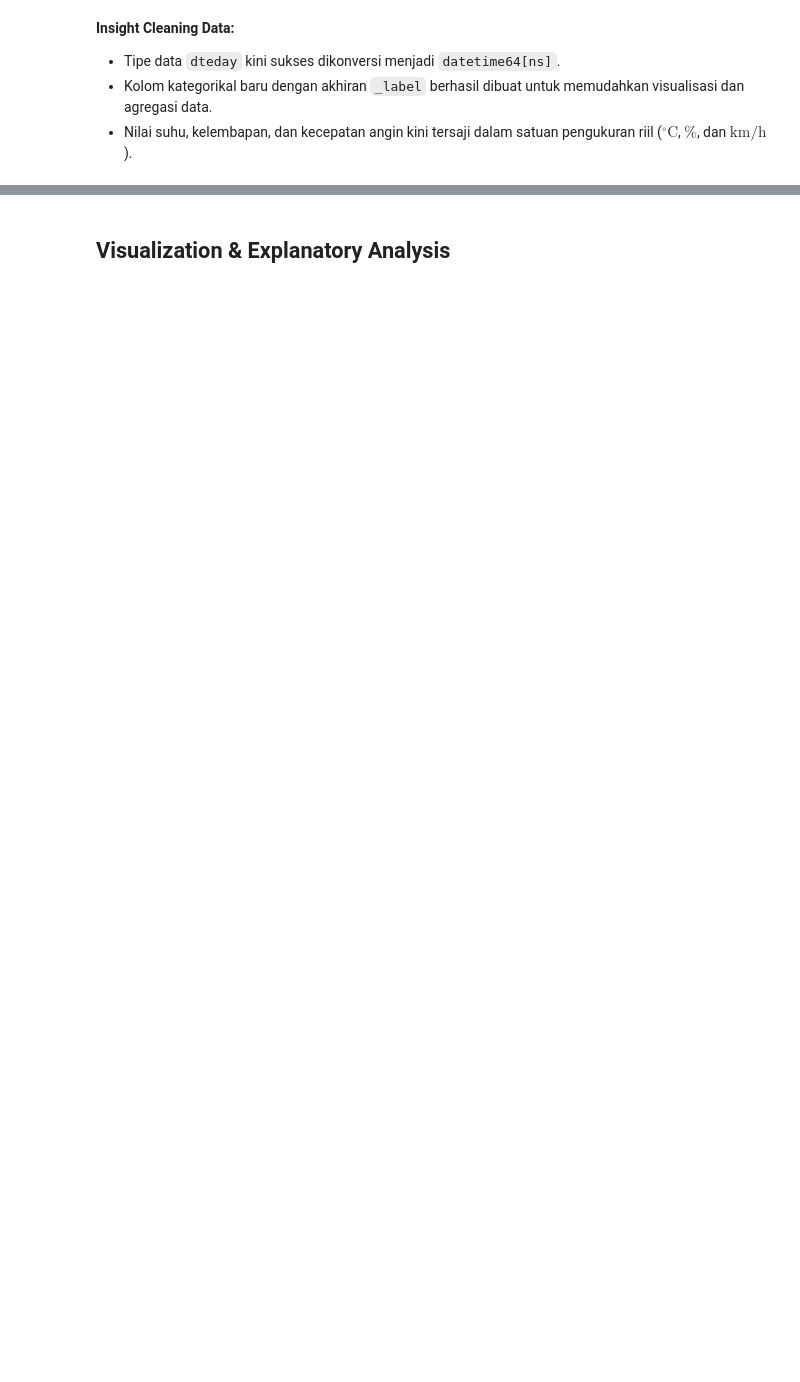
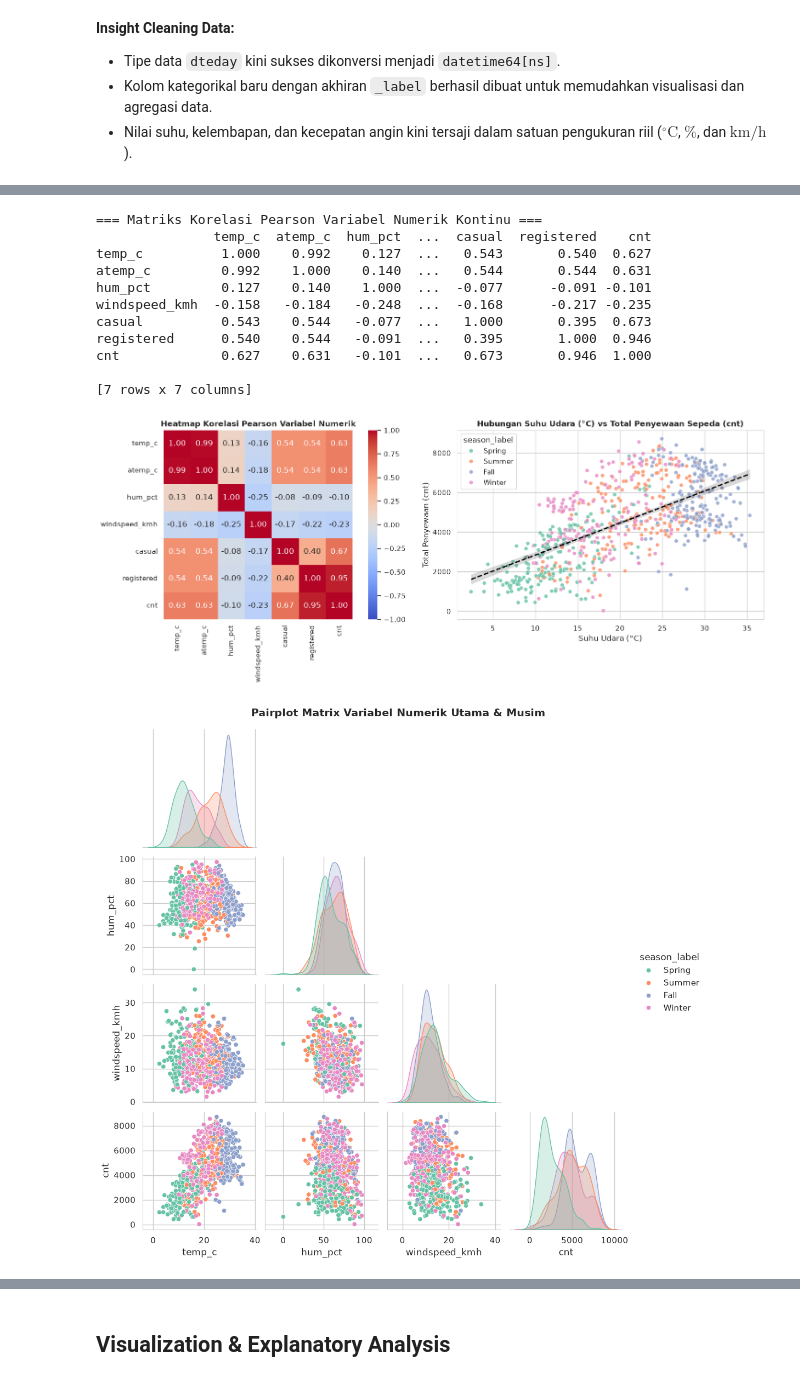
Before and after one commit to Afdha5678/bike-sharing-dashboard, a Jupyter notebook: Proyek_Analisis_Data.ipynb, the cells around one changed output, grey strips where cells are left out. Cells and saved outputs as stored; diff of their text form; code cells hidden in the pictures; blank space fills up the shorter version.

```diff
--- a/Proyek_Analisis_Data.ipynb
+++ b/Proyek_Analisis_Data.ipynb
@@ -195,0 +351,72 @@ Pada tahap EDA, eksplorasi data dilakukan melalui metode statistik, pengelompoka
+# %%
+# ==============================================================================
+# 3. EDA BIVARIATE & MULTIVARIATE: Korelasi Matriks & Hubungan Antar Variabel
+# ==============================================================================
+
+print("=== Matriks Korelasi Pearson Variabel Numerik Kontinu ===")
+corr_matrix = day_df[num_cols].corr()
+print(corr_matrix.round(3))
+
+fig, axes = plt.subplots(1, 2, figsize=(16, 6))
+
+# Heatmap Korelasi Pearson
+sns.heatmap(corr_matrix, annot=True, fmt='.2f', cmap='coolwarm', vmin=-1, vmax=1, ax=axes[0], cbar=True, square=True)
+axes[0].set_title('Heatmap Korelasi Pearson Variabel Numerik', fontsize=12, fontweight='bold')
+
+# Scatter Plot Suhu vs Total Penyewaan dengan Tren Regresi
+sns.scatterplot(data=day_df, x='temp_c', y='cnt', hue='season_label', palette='Set2', alpha=0.8, ax=axes[1])
+sns.regplot(data=day_df, x='temp_c', y='cnt', scatter=False, color='black', ax=axes[1], line_kws={'linestyle':'--', 'linewidth':2})
+axes[1].set_title('Hubungan Suhu Udara (°C) vs Total Penyewaan Sepeda (cnt)', fontsize=12, fontweight='bold')
+axes[1].set_xlabel('Suhu Udara (°C)')
+axes[1].set_ylabel('Total Penyewaan (cnt)')
+
+plt.tight_layout()
+plt.show()
+
+# Pairplot Sebaran Variabel Numerik Utama
+sns.pairplot(
+    day_df[['temp_c', 'hum_pct', 'windspeed_kmh', 'cnt', 'season_label']],
+    hue='season_label',
+    palette='Set2',
+    corner=True,
+    diag_kind='kde'
+)
+plt.suptitle('Pairplot Matrix Variabel Numerik Utama & Musim', y=1.02, fontsize=14, fontweight='bold')
+plt.show()
+
+# Sebaran Kategorikal vs Numerikal Target (cnt)
+fig, axes = plt.subplots(1, 3, figsize=(18, 5))
+fig.suptitle('EDA Multivariate: Sebaran Penyewaan Sepeda (cnt) berdasarkan Variabel Kategorikal', fontsize=14, fontweight='bold', y=1.03)
+
+sns.boxplot(data=day_df, x='season_label', y='cnt', palette='Set2', ax=axes[0], order=['Spring', 'Summer', 'Fall', 'Winter'])
+axes[0].set_title('Sebaran Penyewaan Harian per Musim', fontsize=11, fontweight='bold')
+axes[0].set_xlabel('Musim')
+axes[0].set_ylabel('Total Penyewaan (cnt)')
+
+sns.boxplot(data=day_df, x='weather_label', y='cnt', palette='Set3', ax=axes[1])
+axes[1].set_title('Sebaran Penyewaan Harian per Cuaca', fontsize=11, fontweight='bold')
+axes[1].set_xlabel('Kondisi Cuaca')
+axes[1].set_ylabel('Total Penyewaan (cnt)')
+axes[1].tick_params(axis='x', rotation=15)
+
+sns.boxplot(data=day_df, x='workingday_label', y='cnt', palette='Pastel1', ax=axes[2])
+axes[2].set_title('Sebaran Penyewaan Harian per Tipe Hari', fontsize=11, fontweight='bold')
+axes[2].set_xlabel('Tipe Hari')
+axes[2].set_ylabel('Total Penyewaan (cnt)')
+
+plt.tight_layout()
+plt.show()
+# %% [output]
+=== Matriks Korelasi Pearson Variabel Numerik Kontinu ===
+               temp_c  atemp_c  hum_pct  ...  casual  registered    cnt
+temp_c          1.000    0.992    0.127  ...   0.543       0.540  0.627
+atemp_c         0.992    1.000    0.140  ...   0.544       0.544  0.631
+hum_pct         0.127    0.140    1.000  ...  -0.077      -0.091 -0.101
+windspeed_kmh  -0.158   -0.184   -0.248  ...  -0.168      -0.217 -0.235
+casual          0.543    0.544   -0.077  ...   1.000       0.395  0.673
+registered      0.540    0.544   -0.091  ...   0.395       1.000  0.946
+cnt             0.627    0.631   -0.101  ...   0.673       0.946  1.000
+
+[7 rows x 7 columns]
+[figure, added]
+[figure, added]
```
Also changed, not shown: parts of 19 cells of this notebook, 2 other files.
